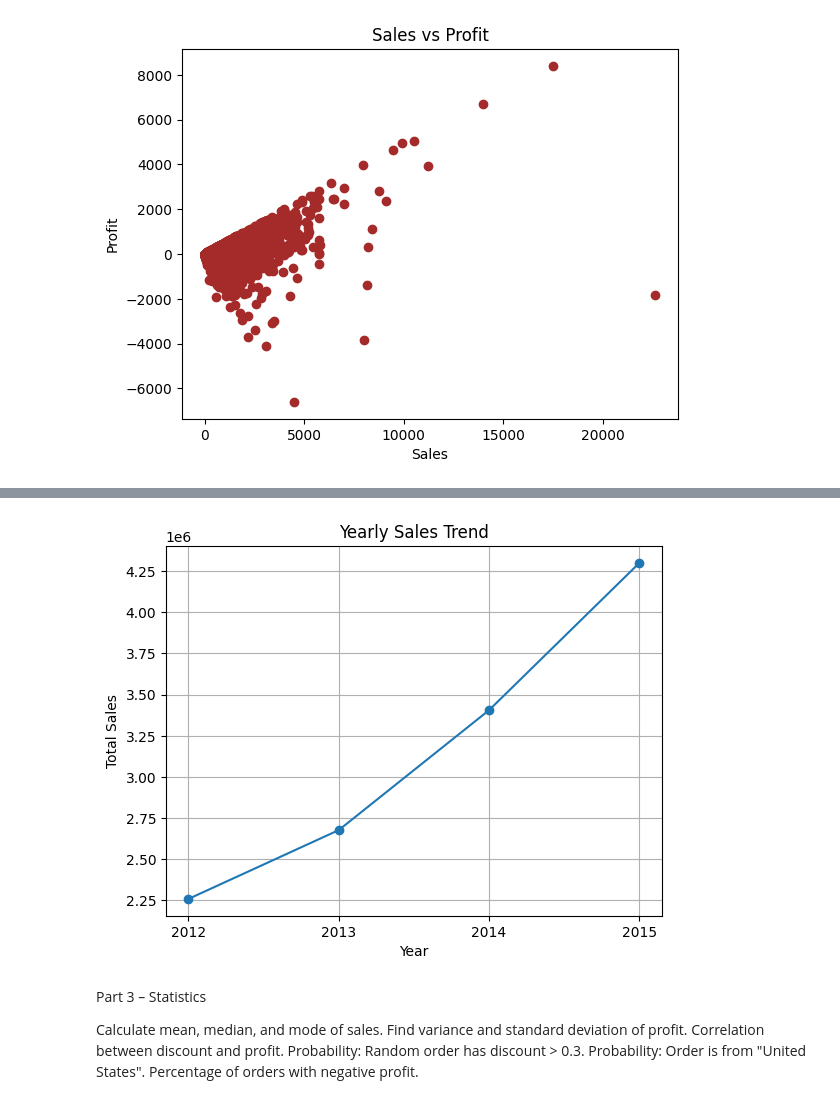
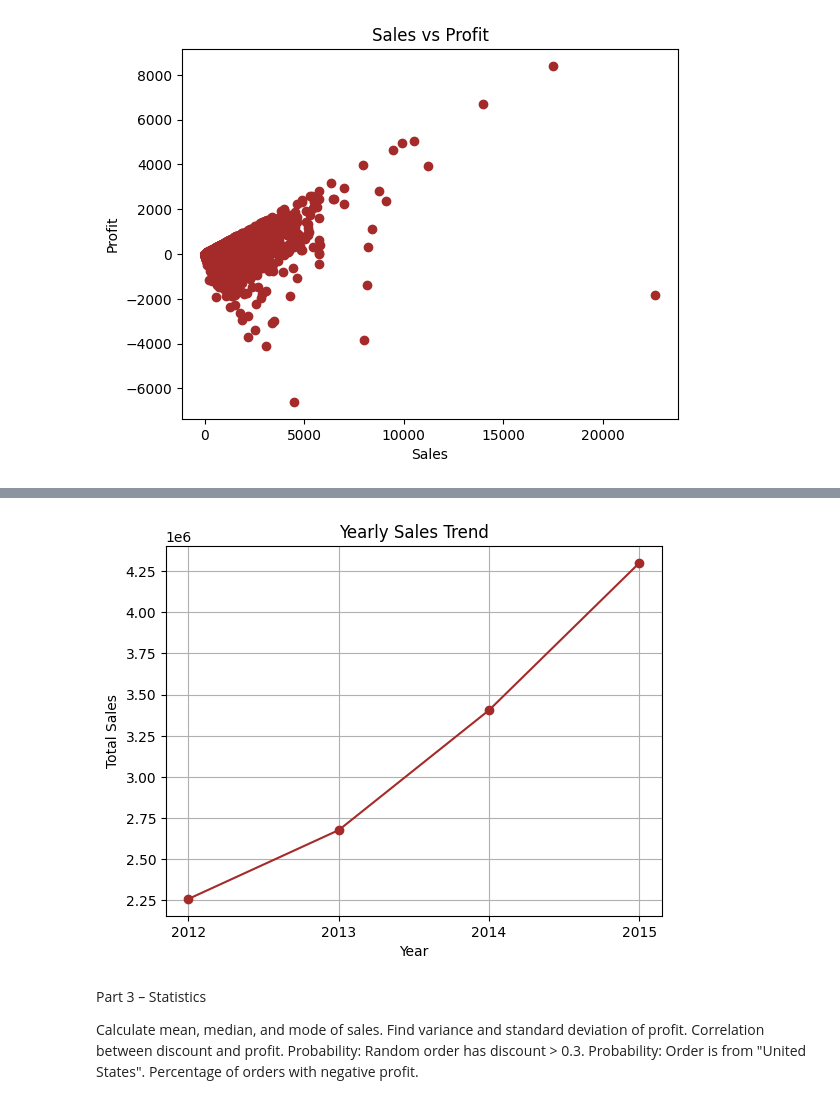
Before and after one commit to subhiksha-kodi/EDA-PROJECT---GLOBAL-SUPERSTORE-SALES-ANALYSIS, a Jupyter notebook: code.ipynb, the cells around one changed output, grey strips where cells are left out. Saved outputs shown, nothing was run; the diff lists cells and outputs as text; code cells hidden in the pictures.

```diff
--- a/code.ipynb
+++ b/code.ipynb
@@ -193,14 +200,15 @@ plt.show()
 # %%
 df['order_year']=df['Order Date'].astype(str).str.split('-').str[0]
 yearly_sales=df.groupby('order_year')['Sales'].sum()
-plt.plot(yearly_sales.index, yearly_sales.values, marker='o')
+plt.plot(yearly_sales.index, yearly_sales.values, marker='o',color='brown')
 plt.title('Yearly Sales Trend')
 plt.xlabel('Year')
 plt.ylabel('Total Sales')
 plt.grid(True)
+plt.savefig('plots/Yearly_sales_trend.png')
 plt.show()
 # %% [output]
-[figure, old version]
+[figure, new version]
 # %% [markdown]
 Part 3 – Statistics
 
```
Also changed, not shown: parts of 12 cells of this notebook, 11 other files.
